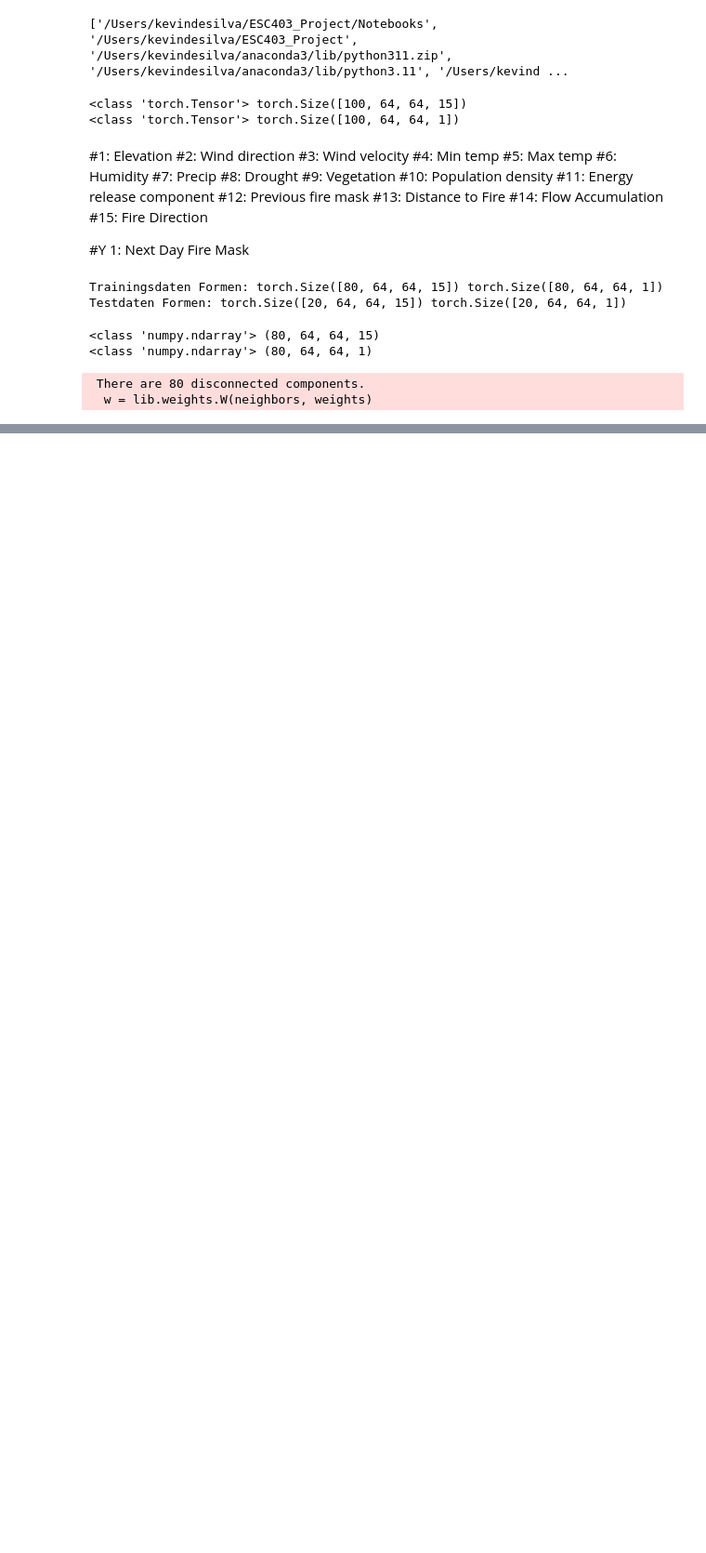
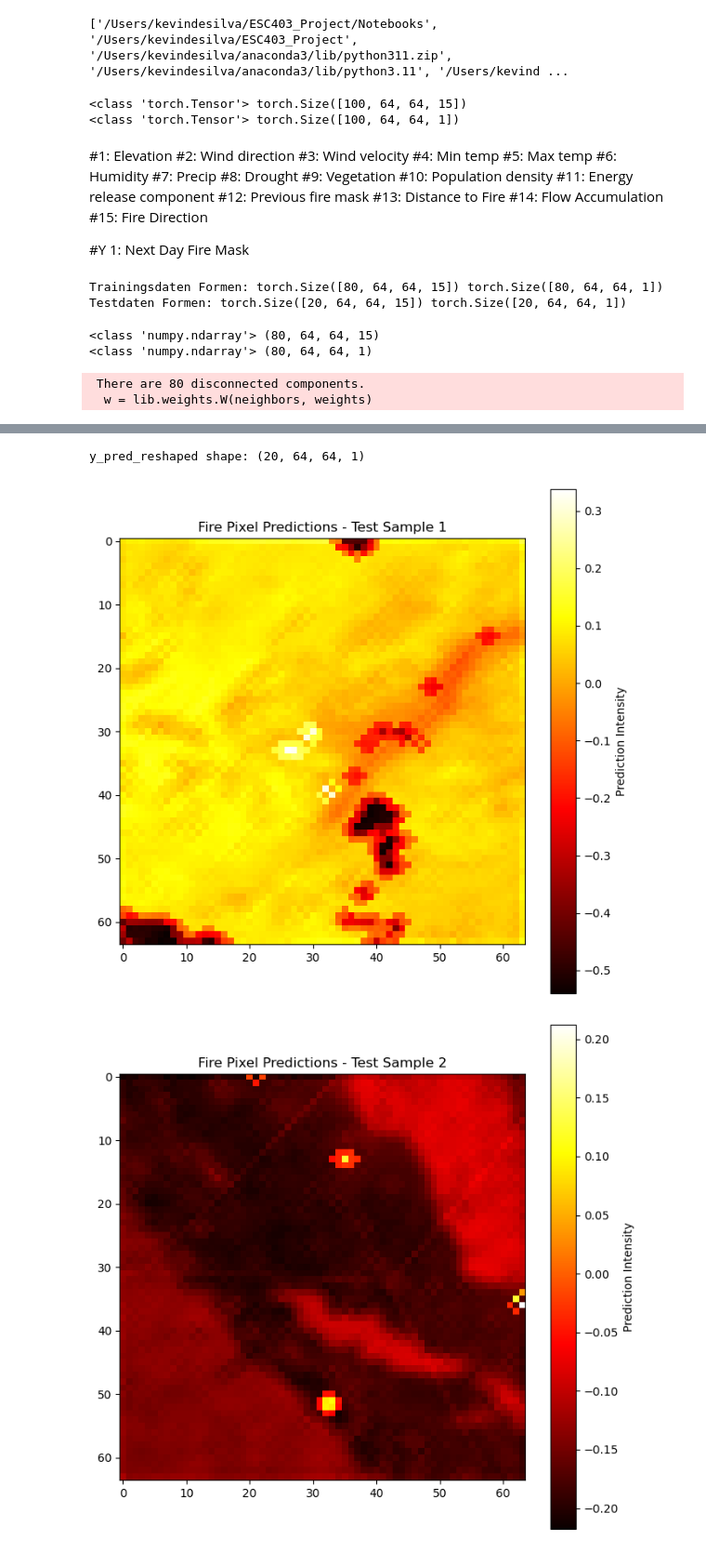
Before and after one commit to AdrianHauser/ESC403_Project, a Jupyter notebook: Notebooks/SAR.ipynb, the cells around one changed output, grey strips where cells are left out. Shown at 93% size. Cells and saved outputs as stored; diff of their text form; code cells hidden in the pictures; blank space fills up the shorter version.

```diff
--- a/Notebooks/SAR.ipynb
+++ b/Notebooks/SAR.ipynb
@@ -154,0 +275,18 @@ print(type(w))
+# %%
+import matplotlib.pyplot as plt
+
+# Ensure predictions are in the correct shape
+print(f"y_pred_reshaped shape: {y_pred_reshaped.shape}")
+
+# Plot the predictions for the first test sample
+
+for i in range(n_samples_test):
+    plt.figure(figsize=(8, 8))
+    plt.title(f'Fire Pixel Predictions - Test Sample {i+1}')
+    plt.imshow(y_pred_reshaped[i, :, :, 0], cmap='hot', interpolation='nearest')
+    plt.colorbar(label='Prediction Intensity')
+    plt.show()
+# %% [output]
+y_pred_reshaped shape: (20, 64, 64, 1)
+[figure, added]
+[figure, added]
```
Also changed, not shown: parts of 11 cells of this notebook.
